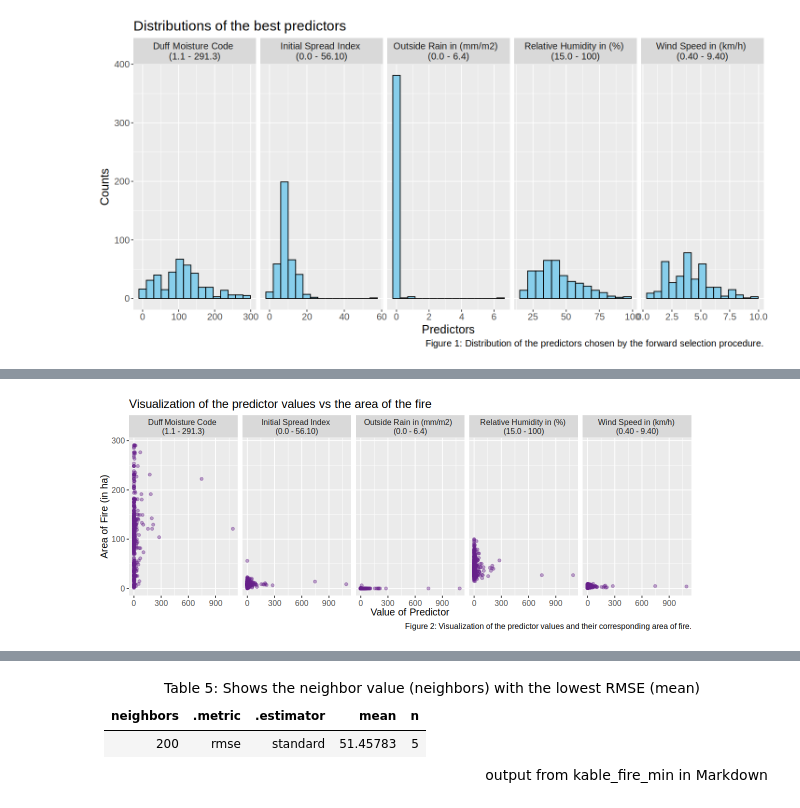
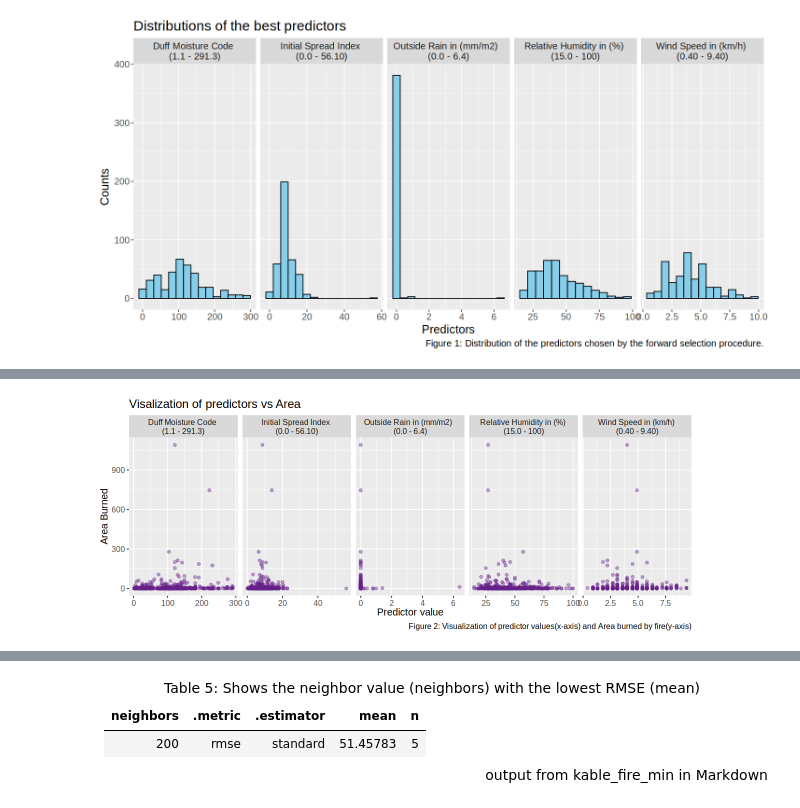
Before and after one commit to perdomopatrick/group7, a Jupyter notebook: combinedCode.ipynb, the cells around one changed output, grey strips where cells are left out. Drawn from its saved outputs; the diff is of its cells as text; code cells hidden in the pictures.

```diff
--- a/combinedCode.ipynb
+++ b/combinedCode.ipynb
@@ -245,24 +309,24 @@ Visualization of the predictors vs Area before using model
 # %%
 # all the data without the irrelevant columns pivoted longer to be used by facet_grid()
 long_data <- data |>
     select(-X, -Y, -month, -day, -FFMC, -DC, -temp) |>
     pivot_longer(cols = -area,
                  names_to = "predictors",
                  values_to = "values")
 
 options(repr.plot.width = 10, repr.plot.height = 4)
 
 # Initial graph before predictions
-initial_plot <- ggplot(long_data, aes(x = area, y = values)) +
+initial_plot <- ggplot(long_data, aes(x = values, y = area)) +
   geom_point(alpha = 0.4, color = "darkorchid4") +
-  xlab("Value of Predictor") +
-  ylab("Area of Fire (in ha)") +
+  xlab("Predictor value") +
+  ylab("Area Burned") +
  facet_grid(cols = vars(predictors), scales = "free",
                labeller = labeller(predictors = predictor_labels)) +
-  ggtitle(paste0("Visualization of the predictor values vs the area of the fire")) +
+  ggtitle(paste0("Visalization of predictors vs Area")) +
   theme(text = element_text(size = 12)) +
-  labs(caption = "Figure 2: Visualization of the predictor values and their corresponding area of fire.")
+  labs(caption = "Figure 2: Visualization of predictor values(x-axis) and Area burned by fire(y-axis)")
 
 initial_plot
 # %% [output]
-[figure, old version]
+[figure, new version]
```
Also changed, not shown: parts of 26 cells of this notebook.
